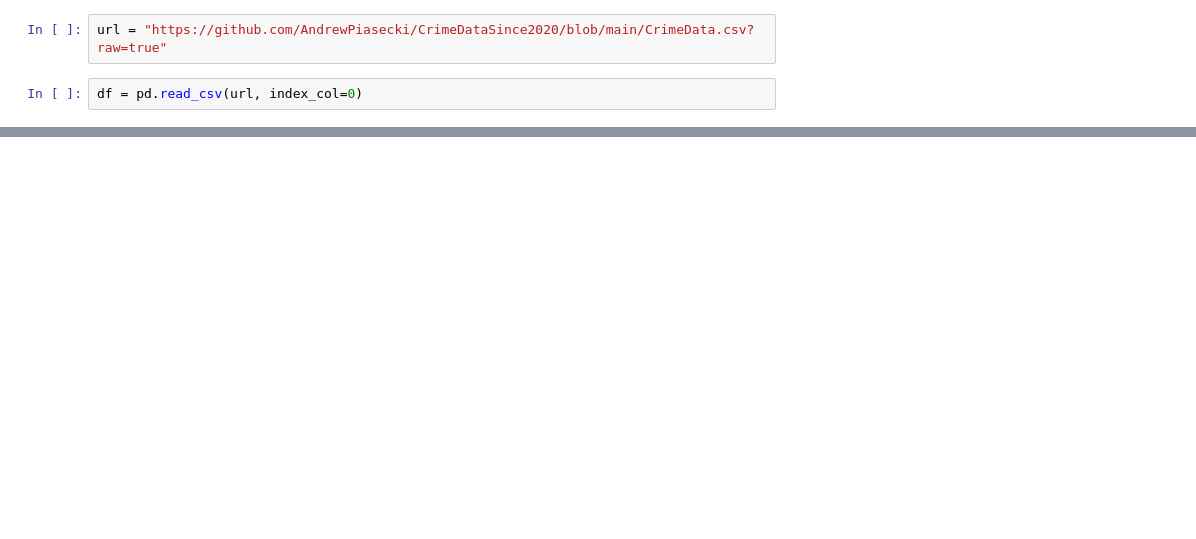
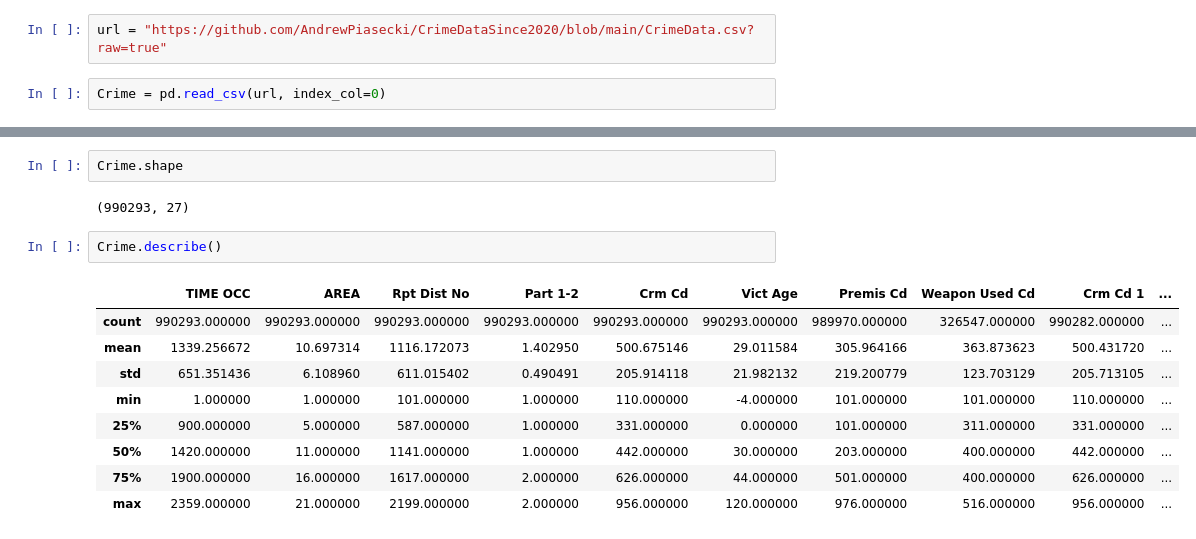
Before and after one commit to AndrewPiasecki/CrimeDataSince2020, a Jupyter notebook: Analysis.ipynb, the cells around one changed output, grey strips where cells are left out. Drawn from its saved outputs; the diff is of its cells as text; blank space fills up the shorter version.

```diff
--- a/Analysis.ipynb
+++ b/Analysis.ipynb
@@ -5,4 +10,4 @@ import pandas as pd
 # %%
 url = "https://github.com/AndrewPiasecki/CrimeDataSince2020/blob/main/CrimeData.csv?raw=true"
 # %%
-df = pd.read_csv(url, index_col=0)
+Crime = pd.read_csv(url, index_col=0)
@@ -25,0 +66,16 @@ df
+# %%
+Crime.shape
+# %% [output]
+(990293, 27)
+# %%
+Crime.describe()
+# %% [output]
+|  | TIME OCC | AREA | Rpt Dist No | Part 1-2 | Crm Cd | Vict Age | Premis Cd | Weapon Used Cd | Crm Cd 1 | ... |
+| count | 990293.000000 | 990293.000000 | 990293.000000 | 990293.000000 | 990293.000000 | 990293.000000 | 989970.000000 | 326547.000000 | 990282.000000 | ... |
+| mean | 1339.256672 | 10.697314 | 1116.172073 | 1.402950 | 500.675146 | 29.011584 | 305.964166 | 363.873623 | 500.431720 | ... |
+| std | 651.351436 | 6.108960 | 611.015402 | 0.490491 | 205.914118 | 21.982132 | 219.200779 | 123.703129 | 205.713105 | ... |
+| min | 1.000000 | 1.000000 | 101.000000 | 1.000000 | 110.000000 | -4.000000 | 101.000000 | 101.000000 | 110.000000 | ... |
+| 25% | 900.000000 | 5.000000 | 587.000000 | 1.000000 | 331.000000 | 0.000000 | 101.000000 | 311.000000 | 331.000000 | ... |
+| 50% | 1420.000000 | 11.000000 | 1141.000000 | 1.000000 | 442.000000 | 30.000000 | 203.000000 | 400.000000 | 442.000000 | ... |
+| 75% | 1900.000000 | 16.000000 | 1617.000000 | 2.000000 | 626.000000 | 44.000000 | 501.000000 | 400.000000 | 626.000000 | ... |
+| max | 2359.000000 | 21.000000 | 2199.000000 | 2.000000 | 956.000000 | 120.000000 | 976.000000 | 516.000000 | 956.000000 | ... |
```
Also changed, not shown: parts of 11 cells of this notebook.
